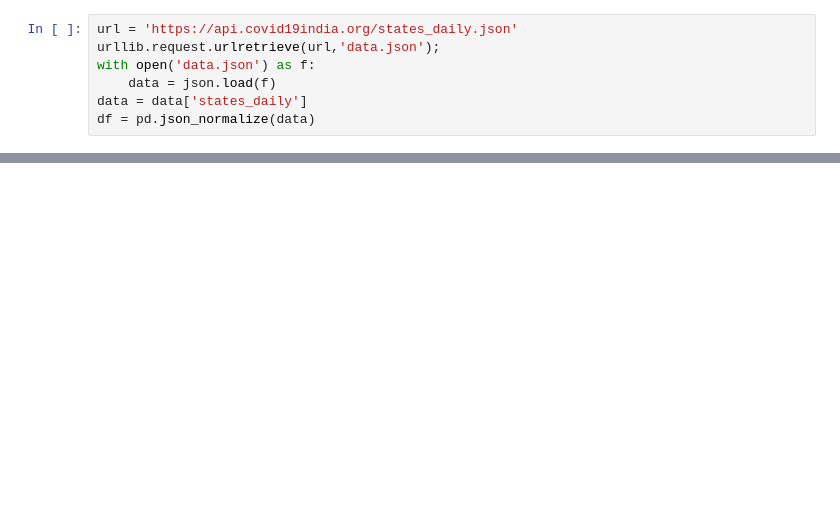
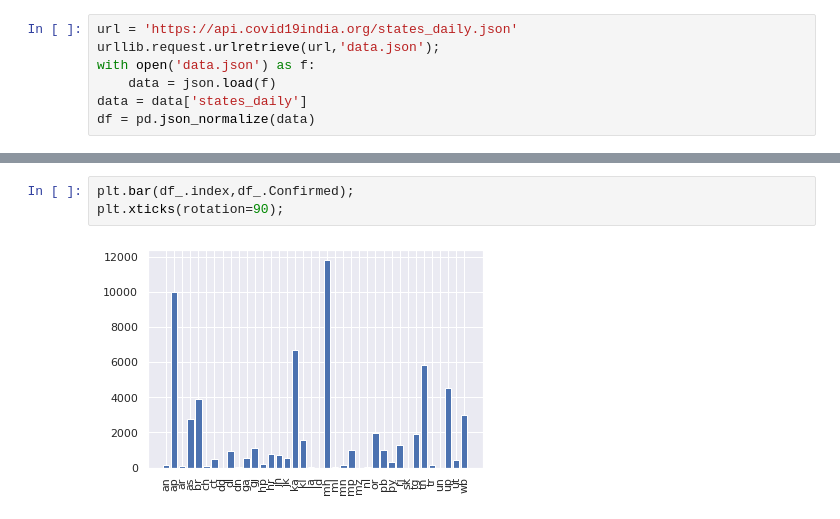
Before and after one commit to swami-gait/Foundations_of_datascience, a Jupyter notebook: FDS_WK12_DataViz.ipynb, the cells around one changed output, grey strips where cells are left out. Cells and saved outputs as stored; diff of their text form; blank space fills up the shorter version.

```diff
--- a/FDS_WK12_DataViz.ipynb
+++ b/FDS_WK12_DataViz.ipynb
@@ -153,0 +182,5 @@ df = pd.json_normalize(data)
+# %%
+plt.bar(df_.index,df_.Confirmed);
+plt.xticks(rotation=90);
+# %% [output]
+[figure, added]
```
Also changed, not shown: parts of 10 cells of this notebook.
